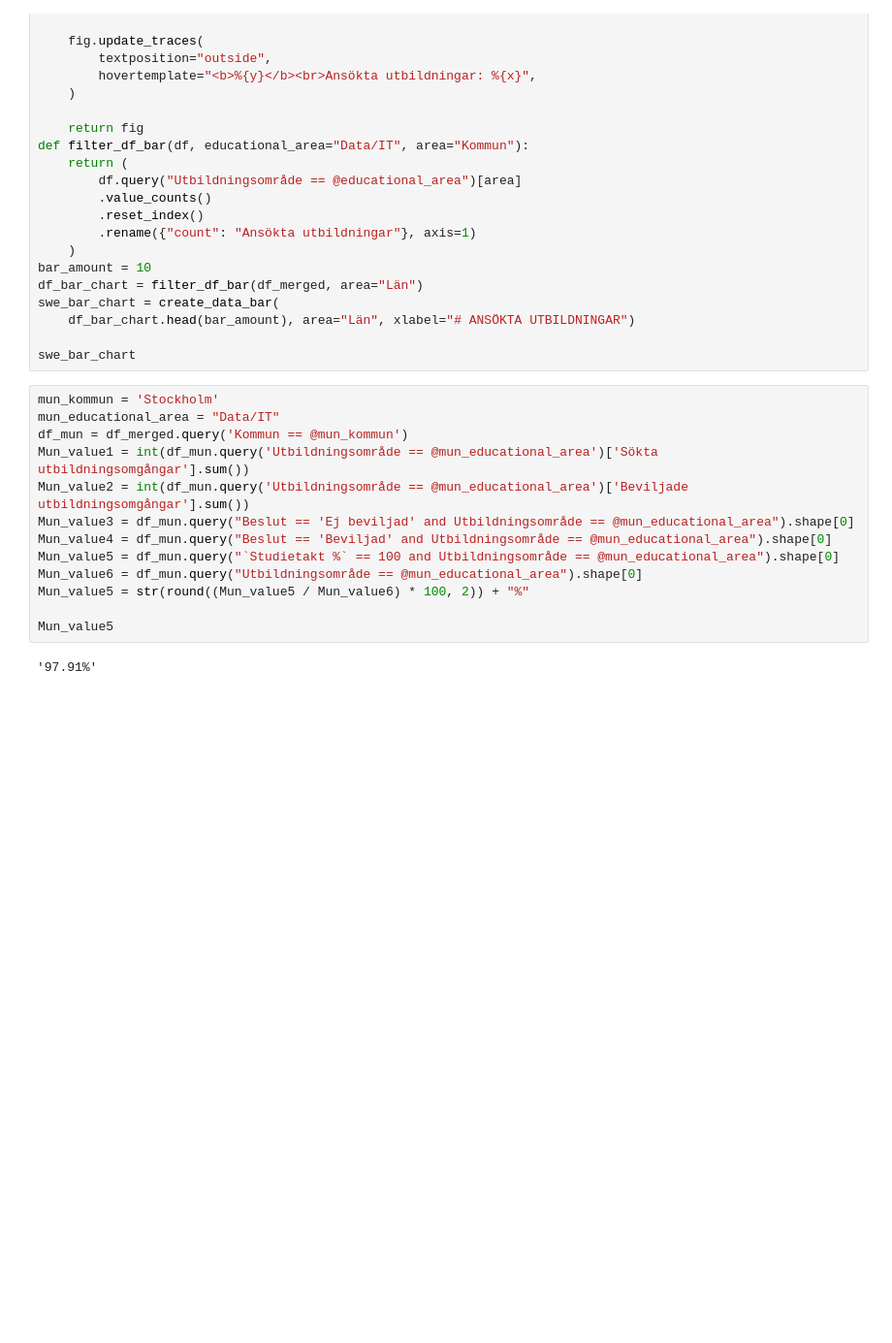
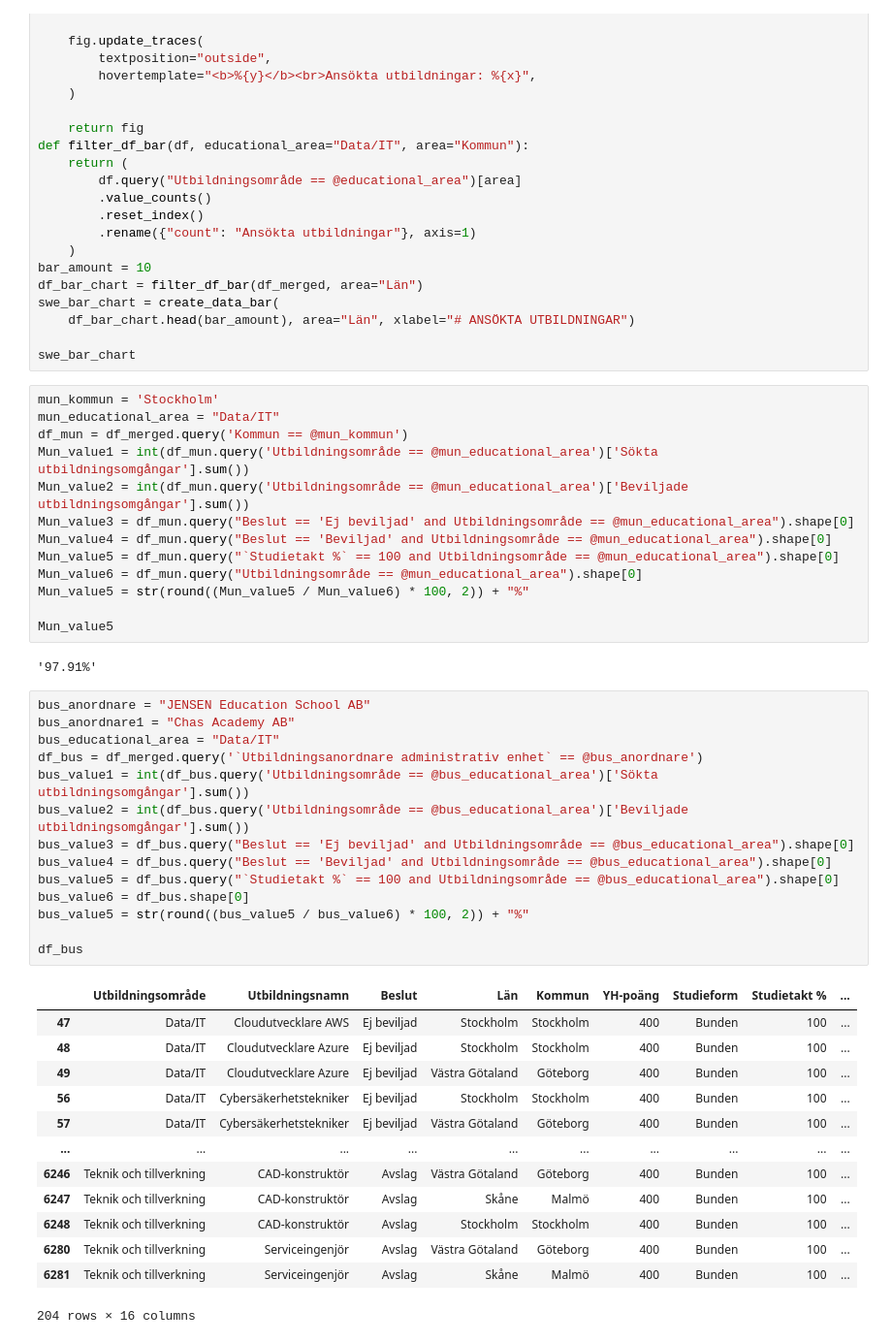
Before and after one commit to AntonBackeus/DataVisualisering_Projekt_YhKollen_G1, a Jupyter notebook: eda/anton_eda.ipynb, the cells around one changed output. Shown at 97% size. Saved outputs shown, nothing was run; the diff lists cells and outputs as text; blank space fills up the shorter version.

```diff
--- a/eda/anton_eda.ipynb
+++ b/eda/anton_eda.ipynb
@@ -547,3 +548,31 @@ Mun_value5 = str(round((Mun_value5 / Mun_value6) * 100, 2)) + "%"
 Mun_value5
 # %% [output]
 '97.91%'
+# %%
+bus_anordnare = "JENSEN Education School AB"
+bus_anordnare1 = "Chas Academy AB"
+bus_educational_area = "Data/IT"
+df_bus = df_merged.query('`Utbildningsanordnare administrativ enhet` == @bus_anordnare')
+bus_value1 = int(df_bus.query('Utbildningsområde == @bus_educational_area')['Sökta utbildningsomgångar'].sum())
+bus_value2 = int(df_bus.query('Utbildningsområde == @bus_educational_area')['Beviljade utbildningsomgångar'].sum())
+bus_value3 = df_bus.query("Beslut == 'Ej beviljad' and Utbildningsområde == @bus_educational_area").shape[0]
+bus_value4 = df_bus.query("Beslut == 'Beviljad' and Utbildningsområde == @bus_educational_area").shape[0]
+bus_value5 = df_bus.query("`Studietakt %` == 100 and Utbildningsområde == @bus_educational_area").shape[0]
+bus_value6 = df_bus.shape[0]
+bus_value5 = str(round((bus_value5 / bus_value6) * 100, 2)) + "%"
+
+df_bus
+# %% [output]
+|  | Utbildningsområde | Utbildningsnamn | Beslut | Län | Kommun | YH-poäng | Studieform | Studietakt % | ... |
+| 47 | Data/IT | Cloudutvecklare AWS | Ej beviljad | Stockholm | Stockholm | 400 | Bunden | 100 | ... |
+| 48 | Data/IT | Cloudutvecklare Azure | Ej beviljad | Stockholm | Stockholm | 400 | Bunden | 100 | ... |
+| 49 | Data/IT | Cloudutvecklare Azure | Ej beviljad | Västra Götaland | Göteborg | 400 | Bunden | 100 | ... |
+| 56 | Data/IT | Cybersäkerhetstekniker | Ej beviljad | Stockholm | Stockholm | 400 | Bunden | 100 | ... |
+| 57 | Data/IT | Cybersäkerhetstekniker | Ej beviljad | Västra Götaland | Göteborg | 400 | Bunden | 100 | ... |
+| ... | ... | ... | ... | ... | ... | ... | ... | ... | ... |
+| 6246 | Teknik och tillverkning | CAD-konstruktör | Avslag | Västra Götaland | Göteborg | 400 | Bunden | 100 | ... |
+| 6247 | Teknik och tillverkning | CAD-konstruktör | Avslag | Skåne | Malmö | 400 | Bunden | 100 | ... |
+| 6248 | Teknik och tillverkning | CAD-konstruktör | Avslag | Stockholm | Stockholm | 400 | Bunden | 100 | ... |
+| 6280 | Teknik och tillverkning | Serviceingenjör | Avslag | Västra Götaland | Göteborg | 400 | Bunden | 100 | ... |
+| 6281 | Teknik och tillverkning | Serviceingenjör | Avslag | Skåne | Malmö | 400 | Bunden | 100 | ... |
+204 rows × 16 columns
```
Also changed, not shown: parts of 8 cells of this notebook.
